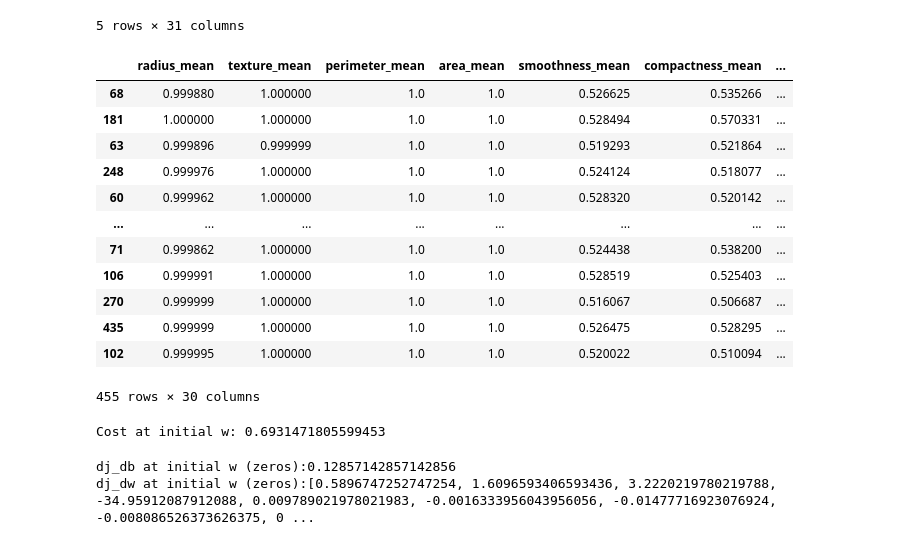
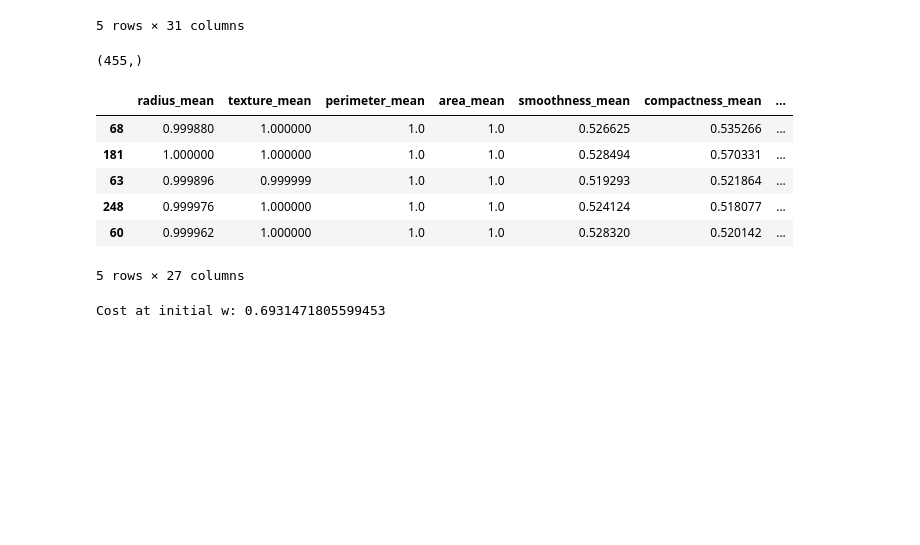
Before and after one commit to Aaryan-Patel2/BreastCancerProject, a Jupyter notebook: logistic_reg.ipynb, the cells around one changed output. Cells and saved outputs as stored; diff of their text form; code cells hidden in the pictures; blank space fills up the shorter version.

```diff
--- a/logistic_reg.ipynb
+++ b/logistic_reg.ipynb
@@ -90,2 +90,2 @@ plt.show() #The data is mainly skewed to the right as per the following histogra
 # %%
-df.drop('id', axis=1, inplace=True) #remove unecessary values
+df.drop('id_number', axis=1, inplace=True) #remove unecessary values
@@ -116,7 +106,7 @@ from sklearn.model_selection import train_test_split
 
 train, test = train_test_split(df, test_size=0.2, random_state=42) #split our data: 80% training, 20% testing
 # %%
-prediction_vars = ['radius_mean', 'texture_mean', 'perimeter_mean', 'area_mean', 'smoothness_mean', 'compactness_mean', 'concavity_mean', 'concave points_mean', 'symmetry_mean', 'fractal_dimension_mean', 'radius_se', 'texture_se', 'perimeter_se', 'area_se', 'smoothness_se', 'compactness_se', 'concavity_se', 'concave points_se', 'symmetry_se', 'fractal_dimension_se', 'radius_worst', 'texture_worst', 'perimeter_worst', 'area_worst', 'smoothness_worst', 'compactness_worst', 'concavity_worst', 'concave points_worst', 'symmetry_worst', 'fractal_dimension_worst']
+prediction_vars = prediction_vars = ['radius_mean', 'texture_mean', 'perimeter_mean', 'area_mean', 'smoothness_mean', 'compactness_mean', 'concavity_mean', 'symmetry_mean', 'fractal_dimension_mean', 'radius_se', 'texture_se', 'perimeter_se', 'area_se', 'smoothness_se', 'compactness_se', 'concavity_se', 'symmetry_se', 'fractal_dimension_se', 'radius_worst', 'texture_worst', 'perimeter_worst', 'area_worst', 'smoothness_worst', 'compactness_worst', 'concavity_worst', 'symmetry_worst', 'fractal_dimension_worst']
 #hold the list of all of the features we want to use *in this case all of them as this is my first ML project*
 # %%
 #Train Data
@@ -126,23 +116,21 @@ train_y = train['diagnosis']
 #Test Data
 test_x = test[prediction_vars]
 test_y = test['diagnosis']
+# %%
+train_y.shape
+# %% [output]
+(455,)
 # %%
 # Logistic/Sigmoid Model's Algorithm σ(z) = 1/1+e^-z
 def sigmoid(z):
-    return 1 / (1 + np.exp(-z))
+    return np.clip(1 / (1 + np.exp(-z)), 1e-10, 1 - 1e-10)
 # %%
-sigmoid(train_x)
+sigmoid(train_x).head()
 # %% [output]
 |  | radius_mean | texture_mean | perimeter_mean | area_mean | smoothness_mean | compactness_mean | ... |
 | 68 | 0.999880 | 1.000000 | 1.0 | 1.0 | 0.526625 | 0.535266 | ... |
 | 181 | 1.000000 | 1.000000 | 1.0 | 1.0 | 0.528494 | 0.570331 | ... |
 | 63 | 0.999896 | 0.999999 | 1.0 | 1.0 | 0.519293 | 0.521864 | ... |
 | 248 | 0.999976 | 1.000000 | 1.0 | 1.0 | 0.524124 | 0.518077 | ... |
 | 60 | 0.999962 | 1.000000 | 1.0 | 1.0 | 0.528320 | 0.520142 | ... |
-| ... | ... | ... | ... | ... | ... | ... | ... |
-| 71 | 0.999862 | 1.000000 | 1.0 | 1.0 | 0.524438 | 0.538200 | ... |
-| 106 | 0.999991 | 1.000000 | 1.0 | 1.0 | 0.528519 | 0.525403 | ... |
-| 270 | 0.999999 | 1.000000 | 1.0 | 1.0 | 0.516067 | 0.506687 | ... |
-| 435 | 0.999999 | 1.000000 | 1.0 | 1.0 | 0.526475 | 0.528295 | ... |
-| 102 | 0.999995 | 1.000000 | 1.0 | 1.0 | 0.520022 | 0.510094 | ... |
-455 rows × 30 columns
+5 rows × 27 columns
@@ -213,11 +157,0 @@ def gradient(X, y, w, b,):
-# %%
-#Test if the gradient calculator worked!
-initial_w = np.zeros(n)
-initial_b = 0.
-
-dj_db, dj_dw = gradient(train_x, train_y, initial_w, initial_b)
-print(f'dj_db at initial w (zeros):{dj_db}' )
-print(f'dj_dw at initial w (zeros):{dj_dw.tolist()}' )
-# %% [output]
-dj_db at initial w (zeros):0.12857142857142856
-dj_dw at initial w (zeros):[0.5896747252747254, 1.6096593406593436, 3.2220219780219788, -34.95912087912088, 0.009789021978021983, -0.0016333956043956056, -0.01477716923076924, -0.008086526373626375, 0 ...
```
Also changed, not shown: parts of 18 cells of this notebook, 1 other file.
